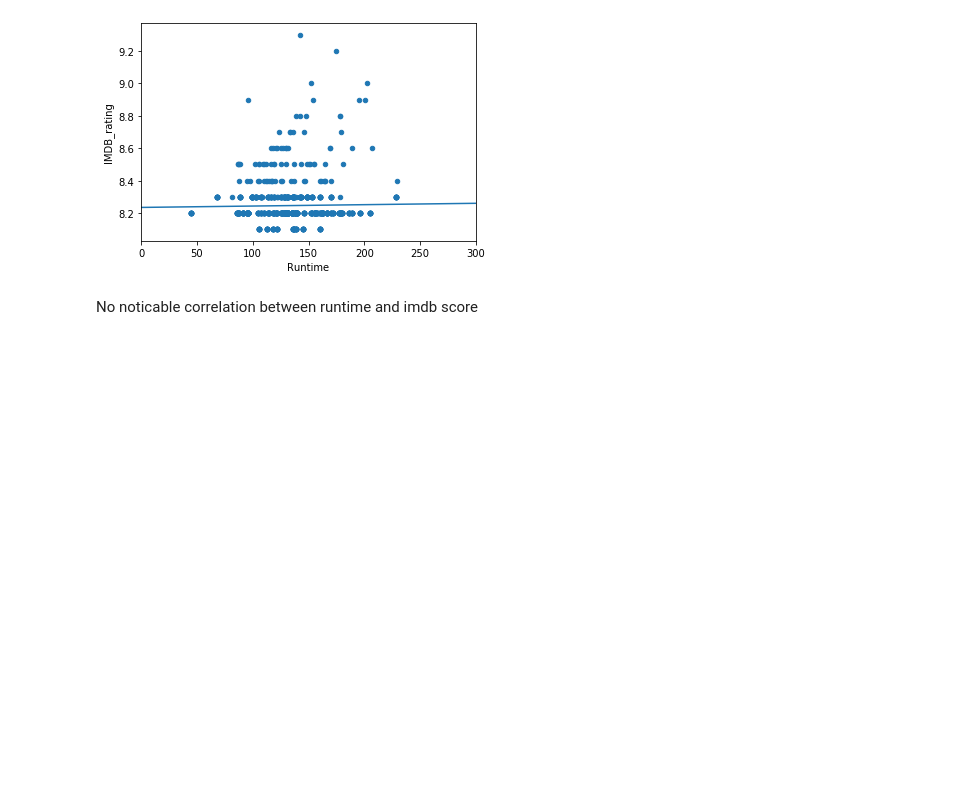
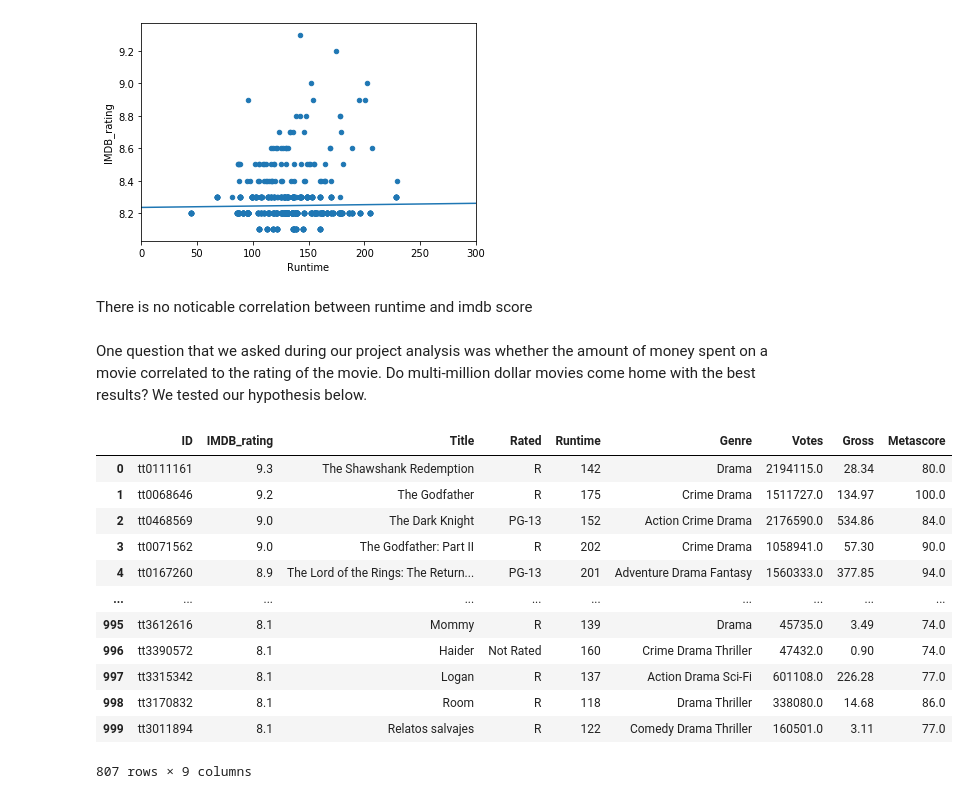
Before and after one commit to CS-UCR/cs105-prj-phase3-half-and-half, a Jupyter notebook: half_and_half_proj_CS105.ipynb, the cells around one changed output. Saved outputs shown, nothing was run; the diff lists cells and outputs as text; code cells hidden in the pictures; blank space fills up the shorter version.

```diff
--- a/half_and_half_proj_CS105.ipynb
+++ b/half_and_half_proj_CS105.ipynb
@@ -172,4 +172,24 @@ y_new_.plot.line()
 <matplotlib.axes._subplots.AxesSubplot at 0x...>
 [figure]
 # %% [markdown]
-No noticable correlation between runtime and imdb score
+There is no noticable correlation between runtime and imdb score
+# %% [markdown]
+One question that we asked during our project analysis was whether the amount of money spent on a movie correlated to the rating of the movie. Do multi-million dollar movies come home with the best results? We tested our hypothesis below.
+# %%
+df_temp = df
+df_temp = df_temp[df_temp['Gross'].notna()]
+df_temp
+# %% [output]
+|  | ID | IMDB_rating | Title | Rated | Runtime | Genre | Votes | Gross | Metascore |
+| 0 | tt0111161 | 9.3 | The Shawshank Redemption | R | 142 | Drama | 2194115.0 | 28.34 | 80.0 |
+| 1 | tt0068646 | 9.2 | The Godfather | R | 175 | Crime Drama | 1511727.0 | 134.97 | 100.0 |
+| 2 | tt0468569 | 9.0 | The Dark Knight | PG-13 | 152 | Action Crime Drama | 2176590.0 | 534.86 | 84.0 |
+| 3 | tt0071562 | 9.0 | The Godfather: Part II | R | 202 | Crime Drama | 1058941.0 | 57.30 | 90.0 |
+| 4 | tt0167260 | 8.9 | The Lord of the Rings: The Return... | PG-13 | 201 | Adventure Drama Fantasy | 1560333.0 | 377.85 | 94.0 |
+| ... | ... | ... | ... | ... | ... | ... | ... | ... | ... |
+| 995 | tt3612616 | 8.1 | Mommy | R | 139 | Drama | 45735.0 | 3.49 | 74.0 |
+| 996 | tt3390572 | 8.1 | Haider | Not Rated | 160 | Crime Drama Thriller | 47432.0 | 0.90 | 74.0 |
+| 997 | tt3315342 | 8.1 | Logan | R | 137 | Action Drama Sci-Fi | 601108.0 | 226.28 | 77.0 |
+| 998 | tt3170832 | 8.1 | Room | R | 118 | Drama Thriller | 338080.0 | 14.68 | 86.0 |
+| 999 | tt3011894 | 8.1 | Relatos salvajes | R | 122 | Comedy Drama Thriller | 160501.0 | 3.11 | 77.0 |
+807 rows × 9 columns
```
Also changed, not shown: parts of 8 cells of this notebook, 1 other file.
